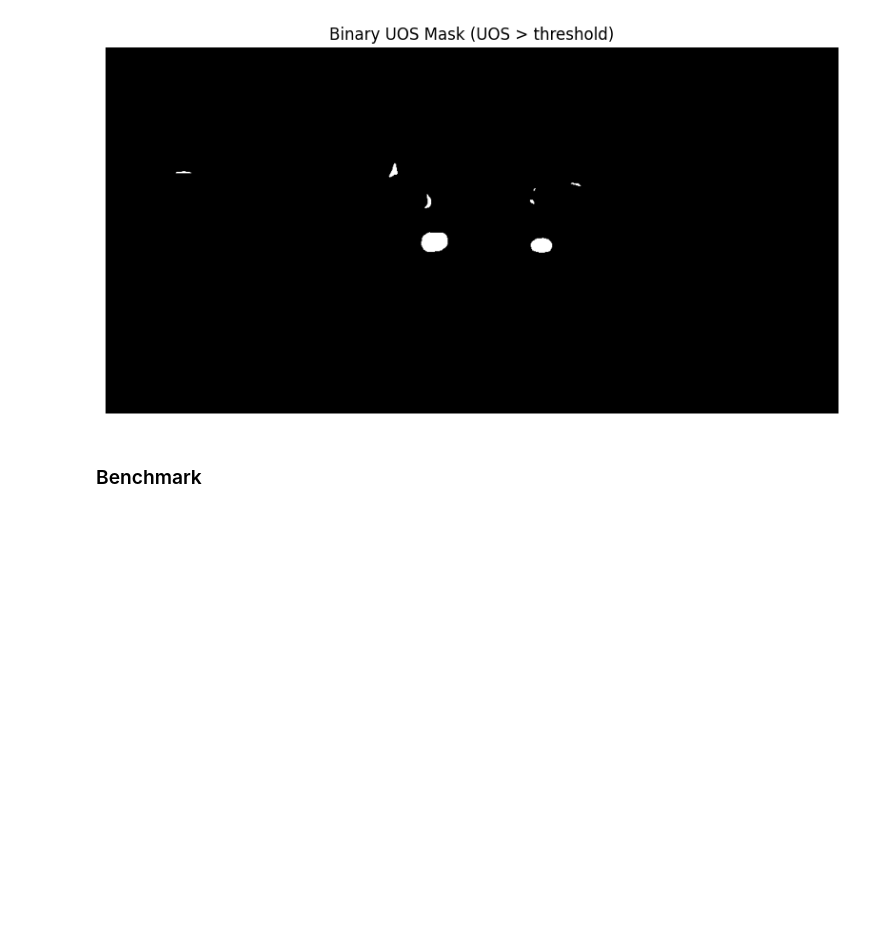
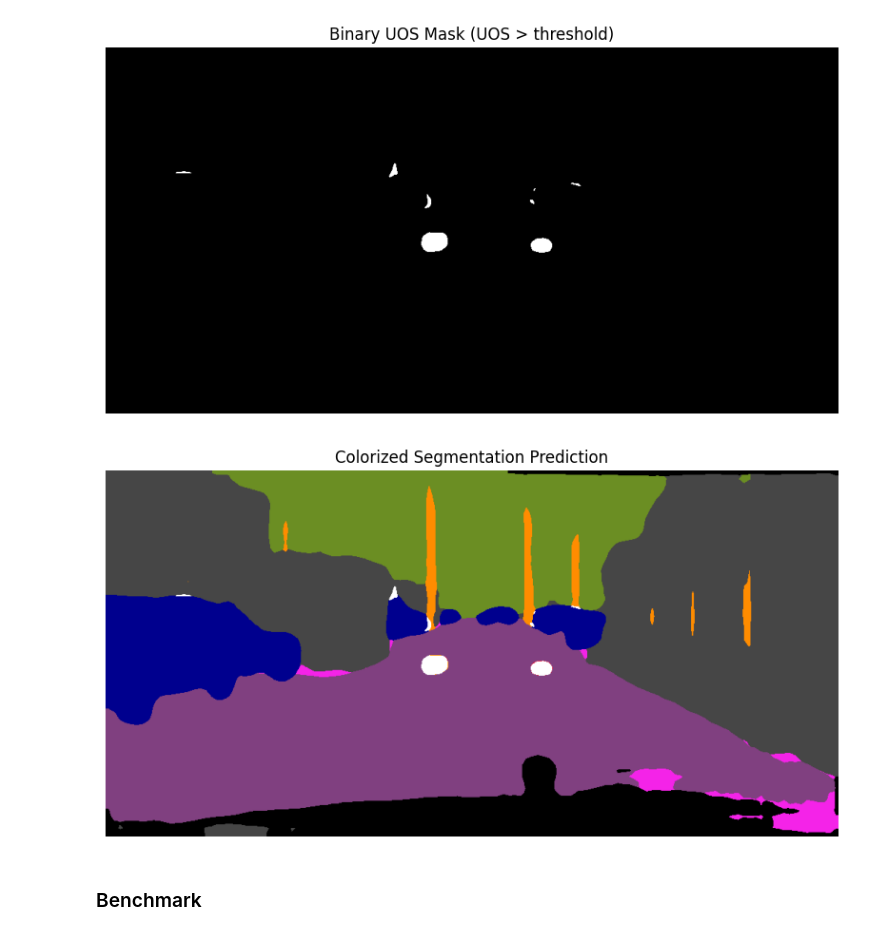
Before and after one commit to DaniPet02/CV-hw, a Jupyter notebook: src/notebook.ipynb, the cells around one changed output. Saved outputs shown, nothing was run; the diff lists cells and outputs as text; code cells hidden in the pictures; blank space fills up the shorter version.

Commit message:
Added the colorized segmentation prediction

```diff
--- a/src/notebook.ipynb
+++ b/src/notebook.ipynb
@@ -726,21 +726,33 @@ plt.show()
 # %%
 # Take only channels 0–6 (macro classes) and Apply argmax on 0-6 channels to get predicted class index
 pred_classes = pred[:7].argmax(dim=0)  # [H, W]
+
+
+class_scores = pred[:7]  # [C, H, W]
+
+unknown_scores = torch.prod(1 - class_scores, dim=0)
+unknown_mask = (unknown_scores > 0.85).cpu().numpy()
 
 pred_np = pred_classes.cpu().numpy()
 h, w = pred_np.shape
 color_img = np.zeros((h, w, 3), dtype=np.uint8)
 
 # Assign color to each class
 for class_idx, color in enumerate(CLASS_INDEX_COLORS):
     color_img[pred_np == class_idx] = color
 
+color_img[unknown_mask] = (0, 0, 0)  # Mark unknown objects in red
+color_img[uos_binary == 1] = (255, 255, 255)  # Mark unknown objects in white
+
+
 color_pil = Image.fromarray(color_img)
 plt.figure(figsize=(10, 5))
 plt.imshow(color_pil)
 plt.title("Colorized Segmentation Prediction")
 plt.axis("off")
 plt.show()
+# %% [output]
+[figure, added]
 # %% [markdown]
 ### Benchmark
 # %%
```
